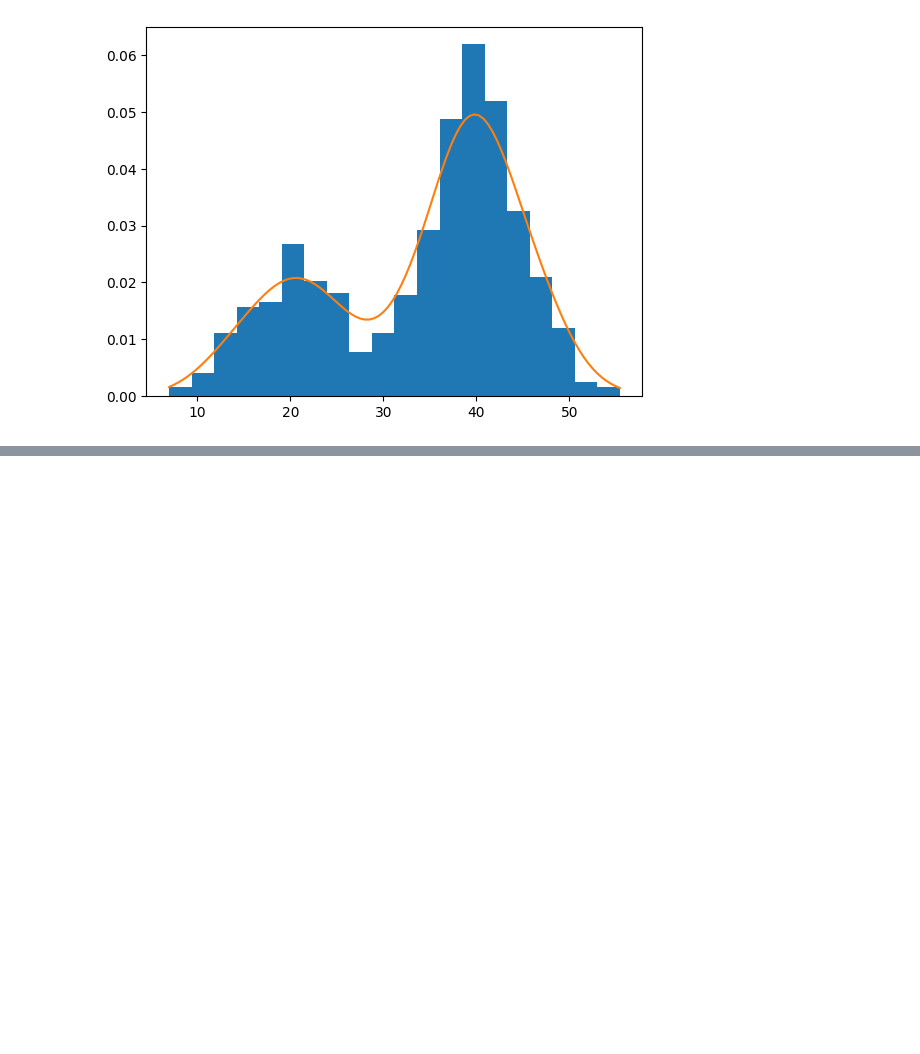
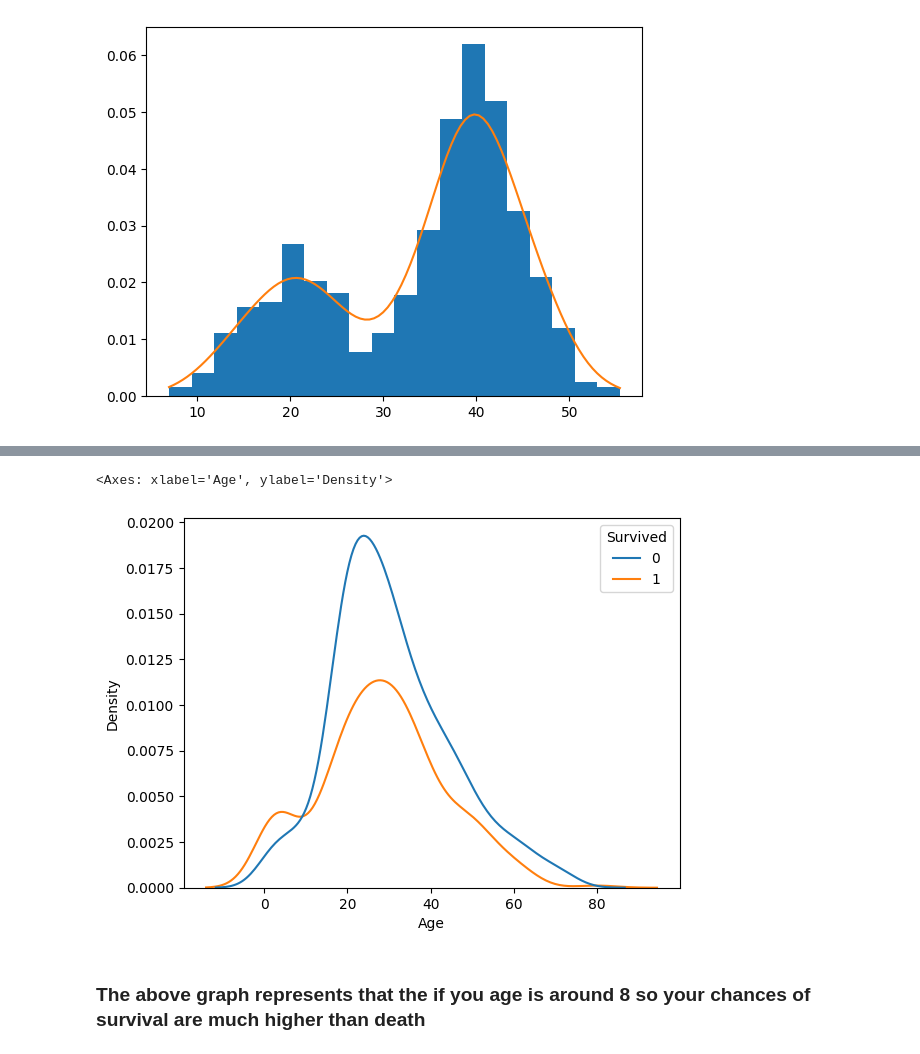
Before and after one commit to FarzamAhmed48/python-numPy, a Jupyter notebook: density-estimation/KDE.ipynb, the cells around one changed output, grey strips where cells are left out. Cells and saved outputs as stored; diff of their text form; code cells hidden in the pictures; blank space fills up the shorter version.

Commit message:
Use of Pandas and seaborn

```diff
--- a/density-estimation/KDE.ipynb
+++ b/density-estimation/KDE.ipynb
@@ -79,0 +82,2 @@ plt.show()
+# %%
+titanic = pd.read_csv("https://raw.githubusercontent.com/datasciencedojo/datasets/master/titanic.csv")
@@ -79,0 +93,9 @@ plt.show()
+# %%
+import seaborn as sns
+
+sns.kdeplot(data=titanic,x='Age' ,hue='Survived')
+# %% [output]
+<Axes: xlabel='Age', ylabel='Density'>
+[figure, added]
+# %% [markdown]
+### The above graph represents that the if you age is around 8 so your chances of survival are much higher than death
```
Also changed, not shown: parts of 2 cells of this notebook.
